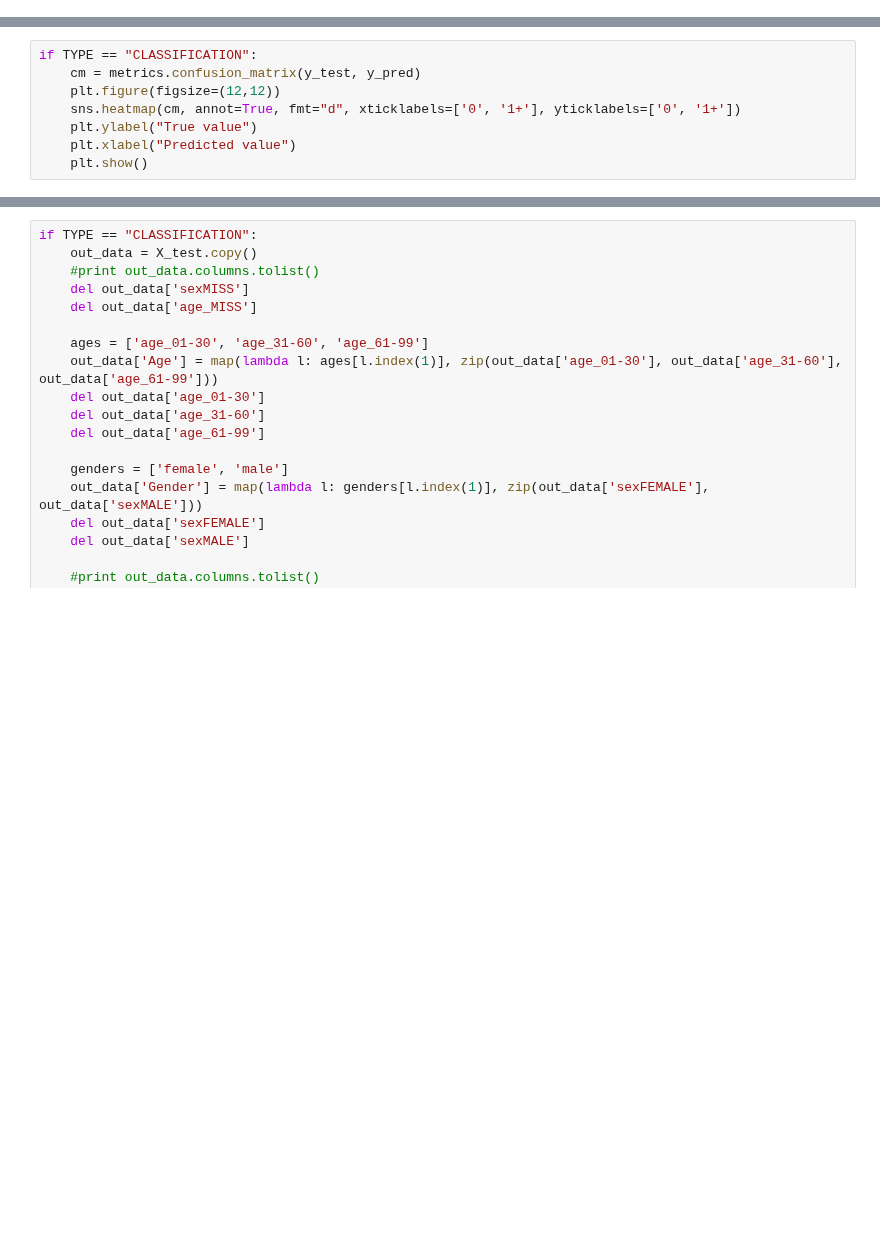
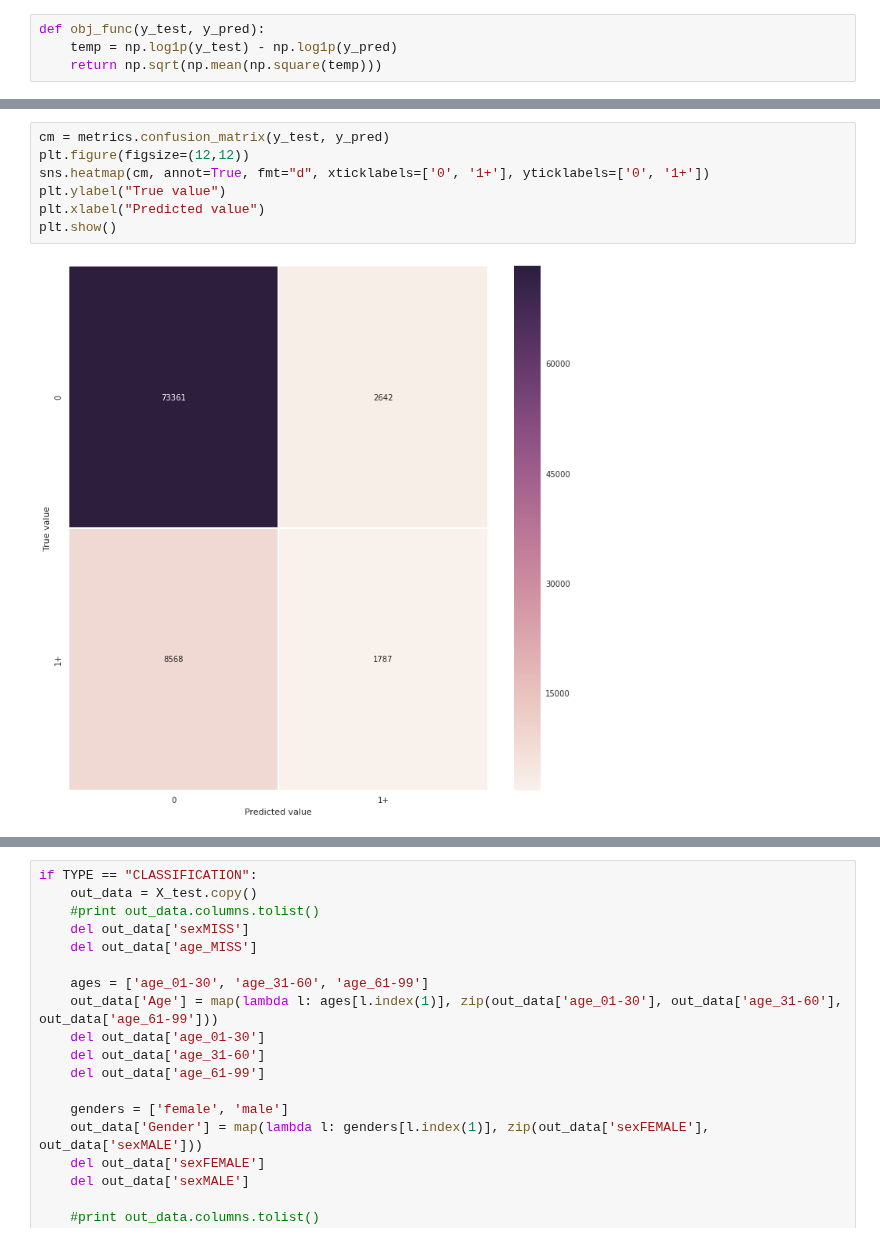
Before and after one commit to columbia/fairtest, a Jupyter notebook: src/medical/Regression.ipynb, the cells around one changed output, grey strips where cells are left out. Cells and saved outputs as stored; diff of their text form; blank space fills up the shorter version.

```diff
--- a/src/medical/Regression.ipynb
+++ b/src/medical/Regression.ipynb
@@ -87,3 +88,7 @@ X_train.tail()
+# %%
+def obj_func(y_test, y_pred):
+    temp = np.log1p(y_test) - np.log1p(y_pred)
+    return np.sqrt(np.mean(np.square(temp)))
 # %%
 GBM_NTREES = 500
 GBM_SHRINKAGE = 0.05
@@ -128,9 +152,10 @@ Average error: 0.53
 # %%
-if TYPE == "CLASSIFICATION":
-    cm = metrics.confusion_matrix(y_test, y_pred)
-    plt.figure(figsize=(12,12))
-    sns.heatmap(cm, annot=True, fmt="d", xticklabels=['0', '1+'], yticklabels=['0', '1+'])
-    plt.ylabel("True value")
-    plt.xlabel("Predicted value")
-    plt.show()
+cm = metrics.confusion_matrix(y_test, y_pred)
+plt.figure(figsize=(12,12))
+sns.heatmap(cm, annot=True, fmt="d", xticklabels=['0', '1+'], yticklabels=['0', '1+'])
+plt.ylabel("True value")
+plt.xlabel("Predicted value")
+plt.show()
+# %% [output]
+[figure, added]
 # %%
```
Also changed, not shown: parts of 10 cells of this notebook, 4 other files.
